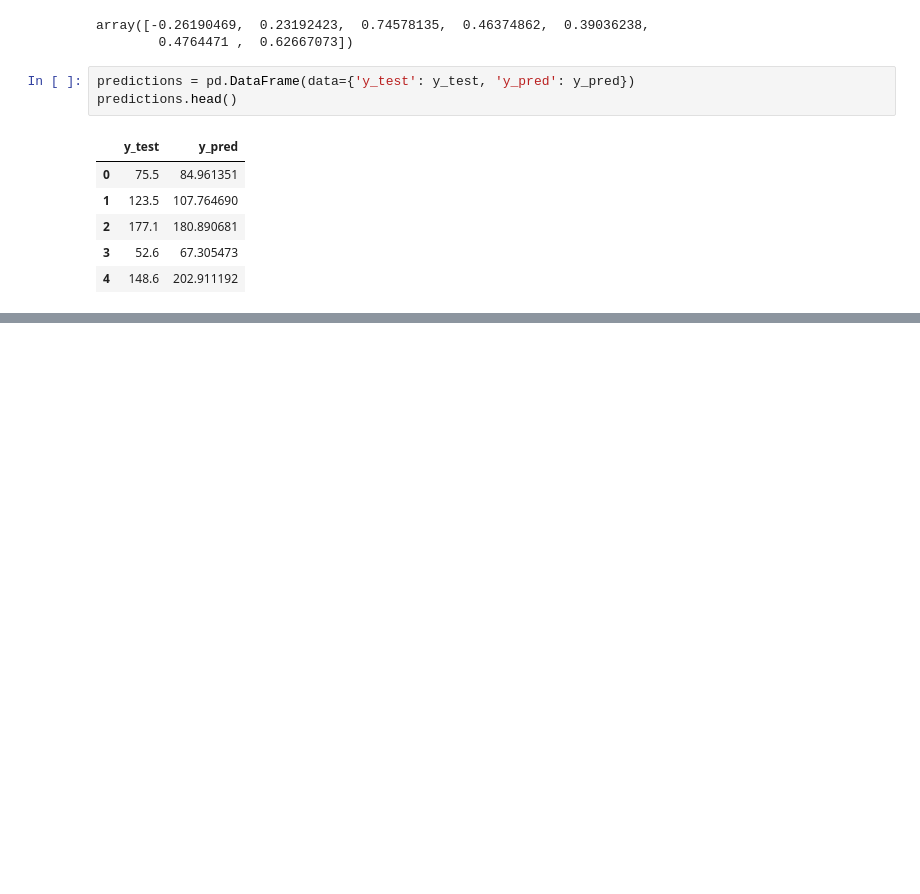
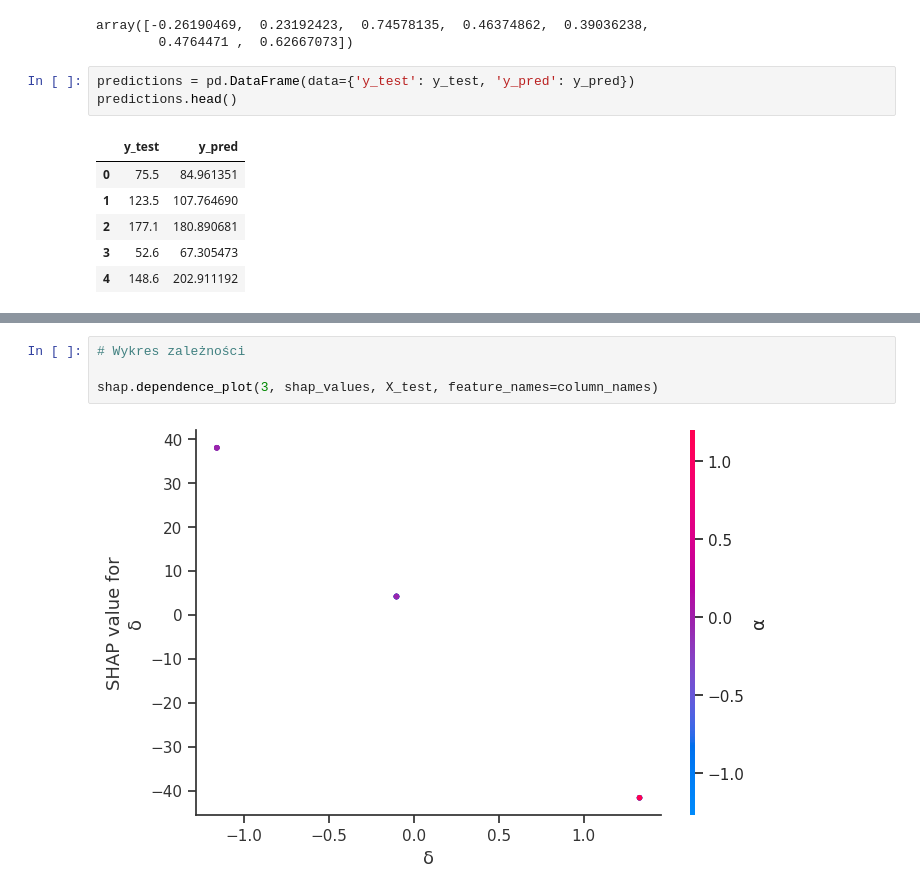
Before and after one commit to konrad-l/waviness_prediction, a Jupyter notebook: CNC_Linear.ipynb, the cells around one changed output, grey strips where cells are left out. Drawn from its saved outputs; the diff is of its cells as text; blank space fills up the shorter version.

```diff
--- a/CNC_Linear.ipynb
+++ b/CNC_Linear.ipynb
@@ -193,0 +242,6 @@ fig.update_layout(height=500, width=900, title_text="Falistość - Linear Regres
+# %%
+# Wykres zależności
+
+shap.dependence_plot(3, shap_values, X_test, feature_names=column_names)
+# %% [output]
+[figure, added]
```
Also changed, not shown: parts of 10 cells of this notebook.
